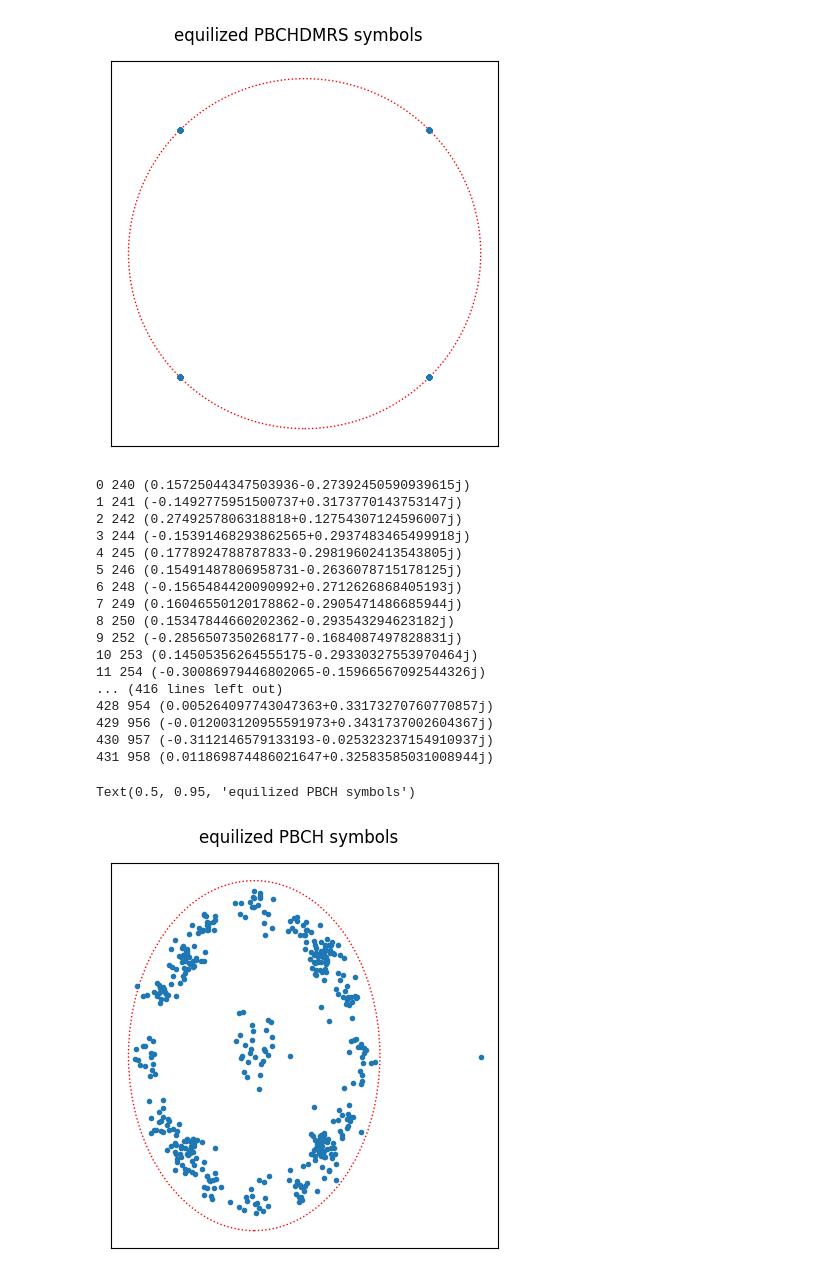
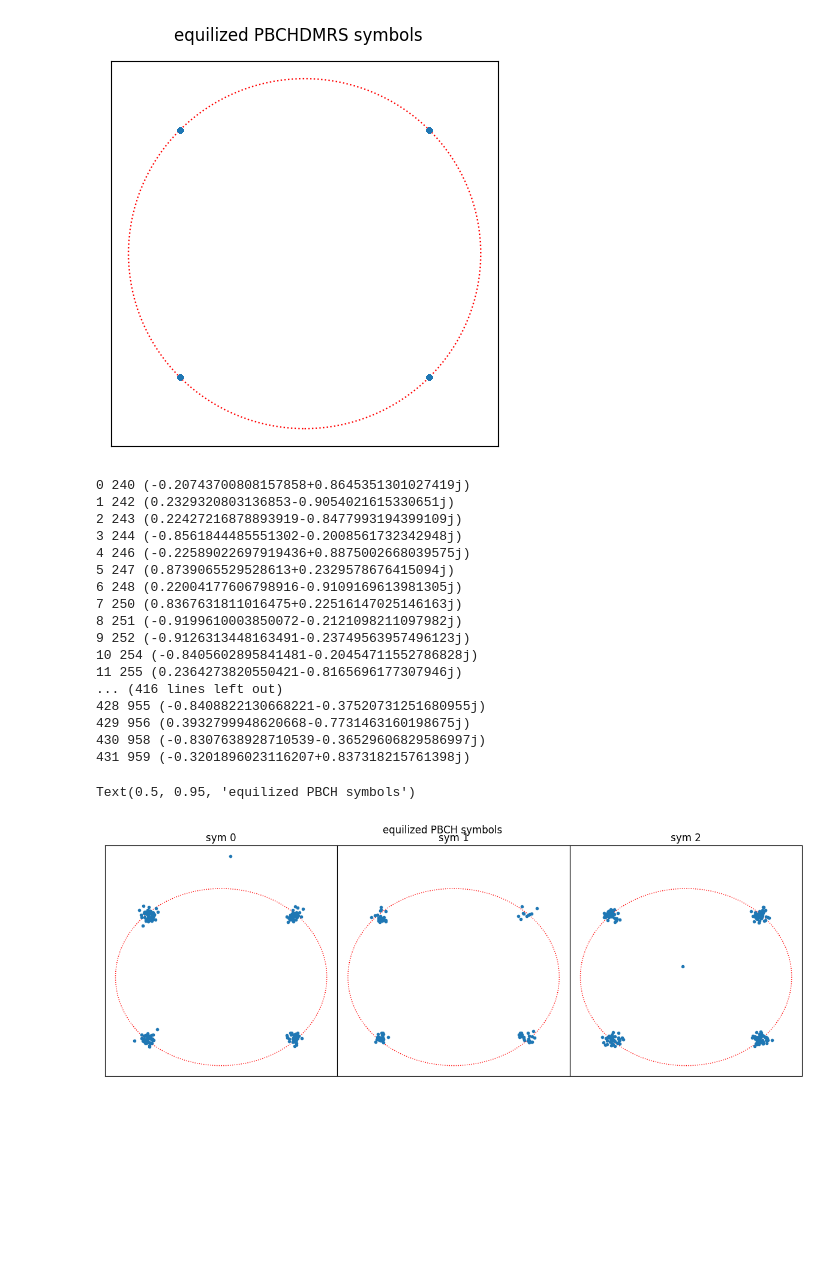
Before and after one commit to catkira/5G_experiments, a Jupyter notebook: test_py3gpp_skynet.ipynb, the cells around one changed output. Drawn from its saved outputs; the diff is of its cells as text; code cells hidden in the pictures; blank space fills up the shorter version.

Commit message:
update skynet_test

```diff
--- a/test_py3gpp_skynet.ipynb
+++ b/test_py3gpp_skynet.ipynb
@@ -6,7 +6,7 @@ import matplotlib.pyplot as plt
 from py3gpp import *
 from data_path import data_path
 # %%
-handle = sigmf.sigmffile.fromfile(data_path + '/skynet_tx_9.sigmf-data')
+handle = sigmf.sigmffile.fromfile(data_path + '/skynet_tx_10.sigmf-data')
 delta_f = 0
 f = 1
 mu = 0
@@ -179,39 +179,56 @@ Text(0.5, 0.95, 'equilized PBCHDMRS symbols')
 # %%
 pbchIndices = nrPBCHIndices(detected_NID)
 # rxGrid[pbchIndices[90] - 240, 1] = 0
 pbch_eqed, csi = nrEqualizeMMSE(nrExtractResources(pbchIndices, rxGrid), nrExtractResources(pbchIndices, H), nVar)
 pbch_syms = nrExtractResources(pbchIndices, rxGrid)
 for i in range(len(pbchIndices)):
     print(f'{i} {pbchIndices[i]} {pbch_syms[i]}')
 
-fig, axs = plt.subplots(1, 1, figsize=(5, 5), facecolor='w', sharex=True, sharey=True)
-axs.plot(pbch_eqed.real, pbch_eqed.imag, '.')
-axs.add_patch(plt.Circle((0, 0), 1, color='red', fill=False, linewidth=1, linestyle=':'))
-axs.set_xticks([])
-axs.set_yticks([])
+fig, axs = plt.subplots(1, 3, figsize=(15, 5), facecolor='w', sharex=True, sharey=True)
+pbch_sel = pbch_eqed[0:180]
+axs[0].plot(pbch_sel.real, pbch_sel.imag, '.')
+axs[0].add_patch(plt.Circle((0, 0), 1, color='red', fill=False, linewidth=1, linestyle=':'))
+axs[0].set_xticks([])
+axs[0].set_yticks([])
+axs[0].set_title('sym 0')
+
+pbch_sel = pbch_eqed[180:][:72]
+axs[1].plot(pbch_sel.real, pbch_sel.imag, '.')
+axs[1].add_patch(plt.Circle((0, 0), 1, color='red', fill=False, linewidth=1, linestyle=':'))
+axs[1].set_xticks([])
+axs[1].set_yticks([])
+axs[1].set_title('sym 1')
+
+pbch_sel = pbch_eqed[180+72:]
+axs[2].plot(pbch_sel.real, pbch_sel.imag, '.')
+axs[2].add_patch(plt.Circle((0, 0), 1, color='red', fill=False, linewidth=1, linestyle=':'))
+axs[2].set_xticks([])
+axs[2].set_yticks([])
+axs[2].set_title('sym 2')
+
 
 fig.subplots_adjust(hspace=0, wspace=0)
 fig.suptitle('equilized PBCH symbols', y=0.95)
 # %% [output]
-0 240 (0.15725044347503936-0.27392450590939615j)
-1 241 (-0.1492775951500737+0.3173770143753147j)
-2 242 (0.2749257806318818+0.12754307124596007j)
-3 244 (-0.15391468293862565+0.2937483465499918j)
-4 245 (0.1778924788787833-0.29819602413543805j)
-5 246 (0.15491487806958731-0.2636078715178125j)
-6 248 (-0.1565484420090992+0.2712626868405193j)
-7 249 (0.16046550120178862-0.2905471486685944j)
-8 250 (0.15347844660202362-0.293543294623182j)
-9 252 (-0.2856507350268177-0.1684087497828831j)
-10 253 (0.14505356264555175-0.29330327553970464j)
-11 254 (-0.30086979446802065-0.15966567092544326j)
+0 240 (-0.20743700808157858+0.8645351301027419j)
+1 242 (0.2329320803136853-0.9054021615330651j)
+2 243 (0.22427216878893919-0.8477993194399109j)
+3 244 (-0.8561844485551302-0.2008561732342948j)
+4 246 (-0.22589022697919436+0.8875002668039575j)
+5 247 (0.8739065529528613+0.2329578676415094j)
+6 248 (0.22004177606798916-0.9109169613981305j)
+7 250 (0.8367631811016475+0.22516147025146163j)
+8 251 (-0.9199610003850072-0.2121098211097982j)
+9 252 (-0.9126313448163491-0.23749563957496123j)
+10 254 (-0.8405602895841481-0.20454711552786828j)
+11 255 (0.2364273820550421-0.8165696177307946j)
 ... (416 lines left out)
-428 954 (0.005264097743047363+0.33173270760770857j)
-429 956 (-0.012003120955591973+0.3431737002604367j)
-430 957 (-0.3112146579133193-0.025323237154910937j)
-431 958 (0.011869874486021647+0.32583585031008944j)
+428 955 (-0.8408822130668221-0.37520731251680955j)
+429 956 (0.3932799948620668-0.7731463160198675j)
+430 958 (-0.8307638928710539-0.36529606829586997j)
+431 959 (-0.3201896023116207+0.837318215761398j)
 Text(0.5, 0.95, 'equilized PBCH symbols')
-[figure, old version]
+[figure, new version]
 # %%
 pbchBits = nrSymbolDemodulate(pbch_eqed, 'QPSK', nVar, 'soft')
 E = 864
```
Also changed, not shown: parts of 7 cells of this notebook.
